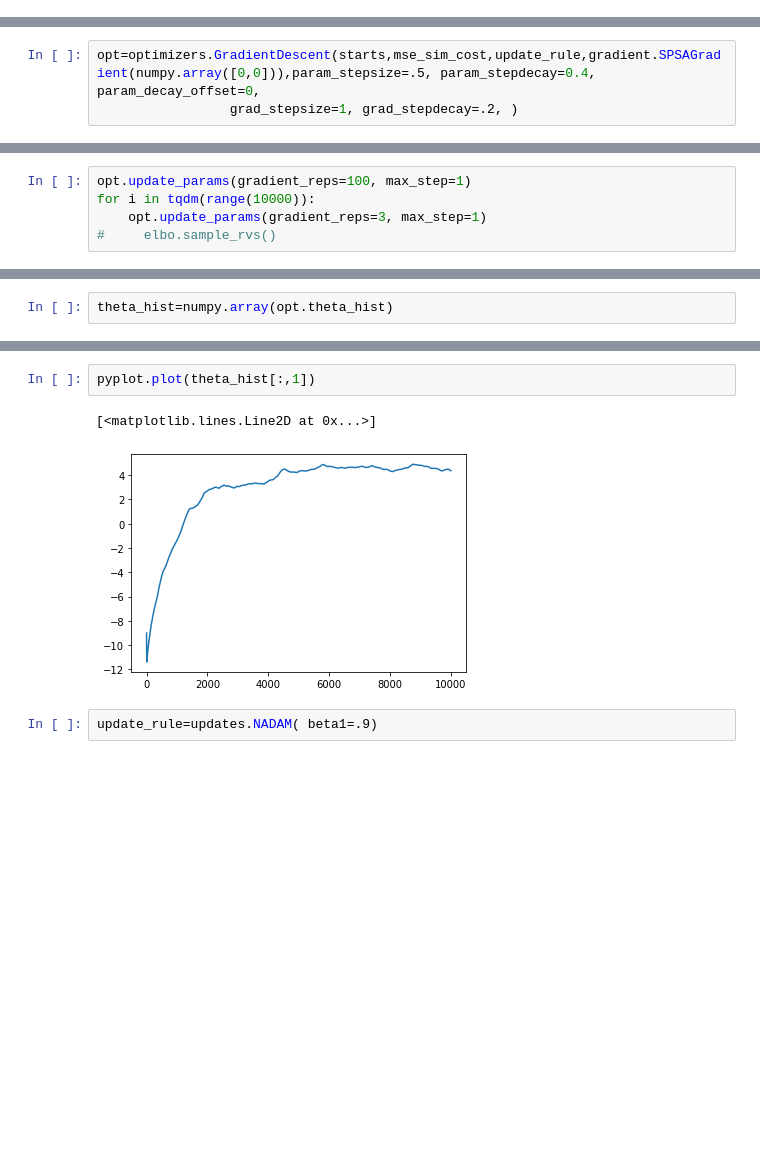
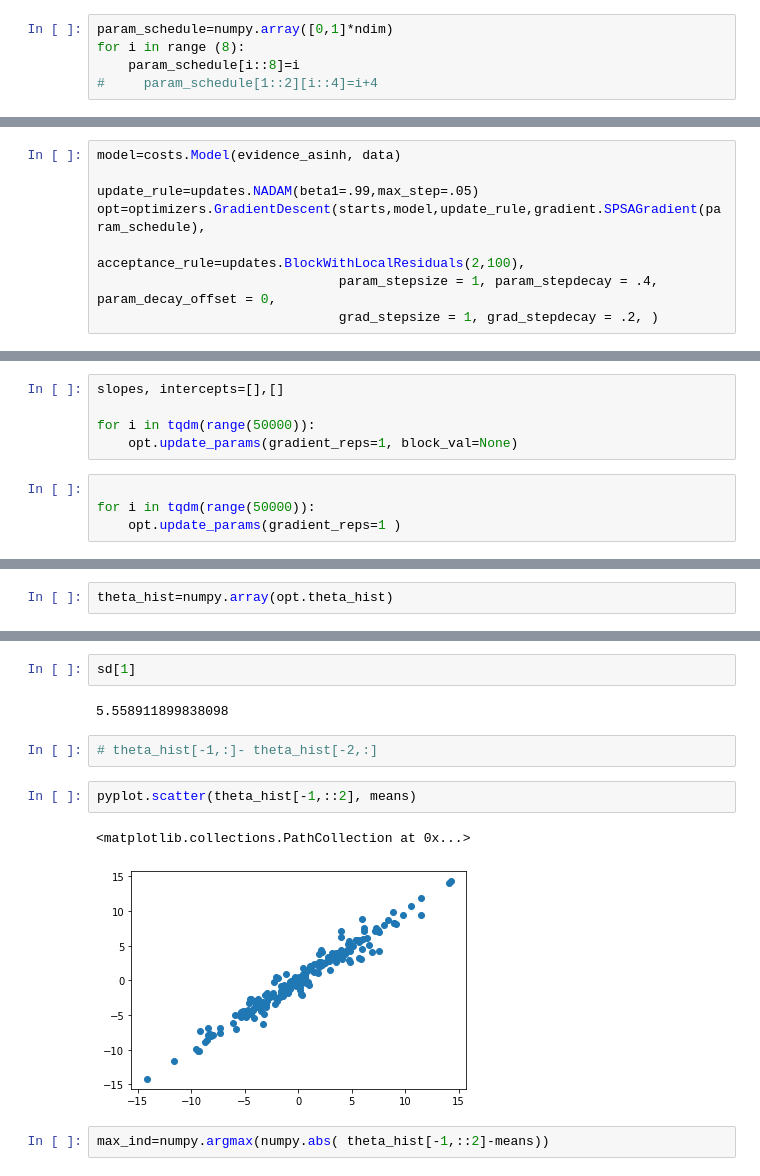
Before and after one commit to LaptopBiologist/gradless, a Jupyter notebook: index.ipynb, the cells around one changed output, grey strips where cells are left out. Saved outputs shown, nothing was run; the diff lists cells and outputs as text; blank space fills up the shorter version.

```diff
--- a/index.ipynb
+++ b/index.ipynb
@@ -137,0 +586,5 @@ update_rule=updates.NADAM( beta1=.99)
+# %%
+param_schedule=numpy.array([0,1]*ndim)
+for i in range (8):
+    param_schedule[i::8]=i
+#     param_schedule[1::2][i::4]=i+4
@@ -138,3 +605,8 @@ update_rule=updates.NADAM( beta1=.99)
 # %%
-opt=optimizers.GradientDescent(starts,mse_sim_cost,update_rule,gradient.SPSAGradient(numpy.array([0,0])),param_stepsize=.5, param_stepdecay=0.4, param_decay_offset=0,
-                 grad_stepsize=1, grad_stepdecay=.2, )
+model=costs.Model(evidence_asinh, data)
+
+update_rule=updates.NADAM(beta1=.99,max_step=.05)
+opt=optimizers.GradientDescent(starts,model,update_rule,gradient.SPSAGradient(param_schedule),
+                               acceptance_rule=updates.BlockWithLocalResiduals(2,100),
+                               param_stepsize = 1, param_stepdecay = .4, param_decay_offset = 0,
+                               grad_stepsize = 1, grad_stepdecay = .2, )
@@ -141,5 +631,9 @@ opt=optimizers.GradientDescent(starts,mse_sim_cost,update_rule,gradient.SPSAGrad
+# %%
+slopes, intercepts=[],[]
+
+for i in tqdm(range(50000)):
+    opt.update_params(gradient_reps=1, block_val=None)
 # %%
-opt.update_params(gradient_reps=100, max_step=1)
-for i in tqdm(range(10000)):
-    opt.update_params(gradient_reps=3, max_step=1)
-#     elbo.sample_rvs()
+
+for i in tqdm(range(50000)):
+    opt.update_params(gradient_reps=1 )
@@ -172,7 +670,13 @@ pyplot.ylim(-15,15)
+# %%
+sd[1]
+# %% [output]
+5.558911899838098
+# %%
+# theta_hist[-1,:]- theta_hist[-2,:]
 # %%
-pyplot.plot(theta_hist[:,1])
+pyplot.scatter(theta_hist[-1,::2], means)
 # %% [output]
-[<matplotlib.lines.Line2D at 0x...>]
+<matplotlib.collections.PathCollection at 0x...>
-[figure, old version]
+[figure, new version]
-# %%
-update_rule=updates.NADAM( beta1=.9)
+# %%
+max_ind=numpy.argmax(numpy.abs( theta_hist[-1,::2]-means))
```
Also changed, not shown: parts of 125 cells of this notebook, 2 other files.
